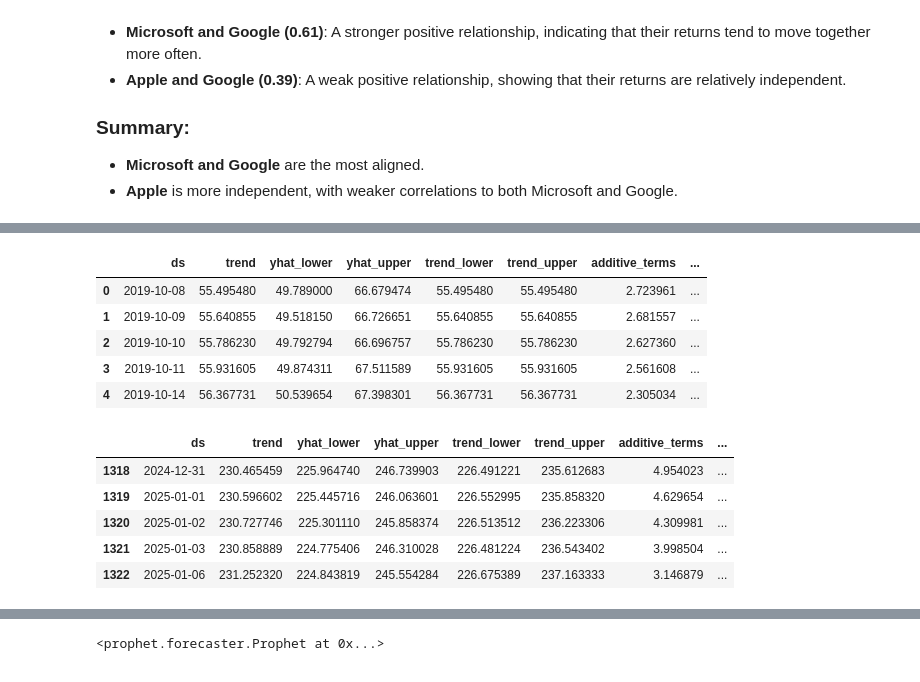
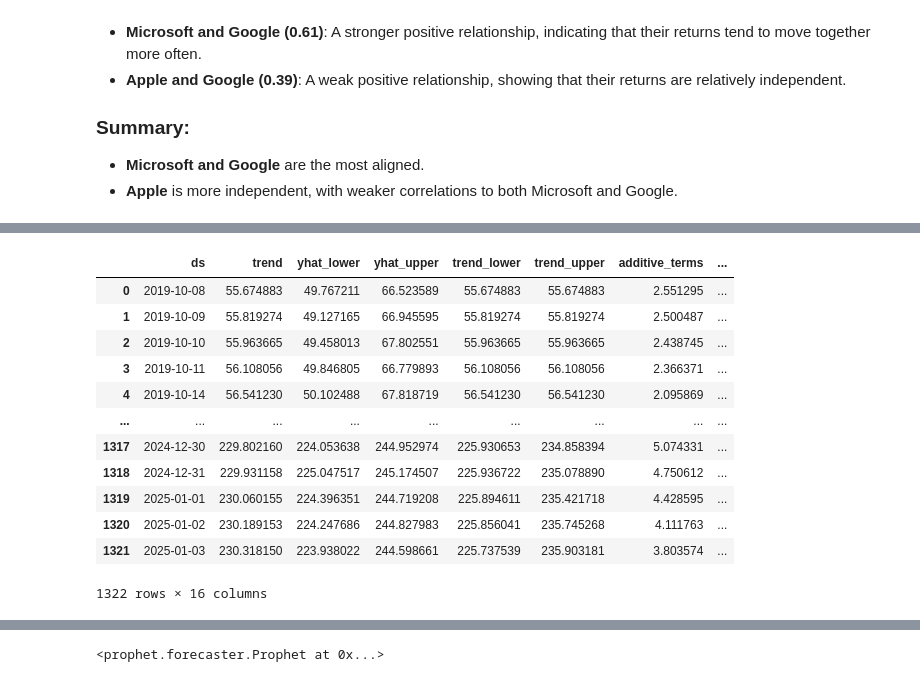
Before and after one commit to Pete1001/Tech_stock_analysis, a Jupyter notebook: Tech_stock_analysis.ipynb, the cells around one changed output, grey strips where cells are left out. Cells and saved outputs as stored; diff of their text form; code cells hidden in the pictures.

Commit message:
Ethan updates - aapl & msft calcs

```diff
--- a/Tech_stock_analysis.ipynb
+++ b/Tech_stock_analysis.ipynb
@@ -451,11 +452,11 @@ googl_close    0.611729    0.390037     1.000000
 # %%
 # Forecast/Predict stock trends of Apple (see pg 9 of powerpoint)
 
+# Make new dataframe with only relevant columns
+aapl_prophet = merged_df.drop(['msft_close', 'googl_close', 'comp_close', 'spx_close'], axis=1)
+
 # Make new dataframe with AAPL data and reset index
-aapl_prophet = aapl_df.reset_index()
-
-# Make new dataframe with only relevant columns
-aapl_prophet = aapl_prophet.drop(['Volume', 'Open', 'High', 'Low'], axis=1)
+aapl_prophet = aapl_prophet.reset_index()
 
 # Rename column names to match Prophet format
 aapl_prophet.columns = ["ds", "y"]
@@ -463,9 +464,7 @@ aapl_prophet.columns = ["ds", "y"]
 # Drop any rows without data
 aapl_prophet = aapl_prophet.dropna()
 
-# Remove '$' from 'y' column and convert to floating point, preview first and last 5 rows
-aapl_prophet['y'] = aapl_prophet['y'].str.replace('$','',regex=False).astype('float')
-display(aapl_prophet.head())
-display(aapl_prophet.tail())
+#Preview first and last rows
+display(aapl_prophet)
 # %% [output]
 |  | ds | y |
@@ -520,21 +510,20 @@ display(future_aapl_trends.tail(10))
 # %%
-# Make predictions in future dataframe, preview first and last 5 rows
-
+# Make predictions in future dataframe, preview first and last rows
 forecast_aapl_trends = aapl_trends.predict(future_aapl_trends)
-display(forecast_aapl_trends.head())
-display(forecast_aapl_trends.tail())
+display(forecast_aapl_trends)
 # %% [output]
 |  | ds | trend | yhat_lower | yhat_upper | trend_lower | trend_upper | additive_terms | ... |
-| 0 | 2019-10-08 | 55.495480 | 49.789000 | 66.679474 | 55.495480 | 55.495480 | 2.723961 | ... |
-| 1 | 2019-10-09 | 55.640855 | 49.518150 | 66.726651 | 55.640855 | 55.640855 | 2.681557 | ... |
-| 2 | 2019-10-10 | 55.786230 | 49.792794 | 66.696757 | 55.786230 | 55.786230 | 2.627360 | ... |
-| 3 | 2019-10-11 | 55.931605 | 49.874311 | 67.511589 | 55.931605 | 55.931605 | 2.561608 | ... |
-| 4 | 2019-10-14 | 56.367731 | 50.539654 | 67.398301 | 56.367731 | 56.367731 | 2.305034 | ... |
+| 0 | 2019-10-08 | 55.674883 | 49.767211 | 66.523589 | 55.674883 | 55.674883 | 2.551295 | ... |
+| 1 | 2019-10-09 | 55.819274 | 49.127165 | 66.945595 | 55.819274 | 55.819274 | 2.500487 | ... |
+| 2 | 2019-10-10 | 55.963665 | 49.458013 | 67.802551 | 55.963665 | 55.963665 | 2.438745 | ... |
+| 3 | 2019-10-11 | 56.108056 | 49.846805 | 66.779893 | 56.108056 | 56.108056 | 2.366371 | ... |
+| 4 | 2019-10-14 | 56.541230 | 50.102488 | 67.818719 | 56.541230 | 56.541230 | 2.095869 | ... |
+| ... | ... | ... | ... | ... | ... | ... | ... | ... |
+| 1317 | 2024-12-30 | 229.802160 | 224.053638 | 244.952974 | 225.930653 | 234.858394 | 5.074331 | ... |
+| 1318 | 2024-12-31 | 229.931158 | 225.047517 | 245.174507 | 225.936722 | 235.078890 | 4.750612 | ... |
+| 1319 | 2025-01-01 | 230.060155 | 224.396351 | 244.719208 | 225.894611 | 235.421718 | 4.428595 | ... |
+| 1320 | 2025-01-02 | 230.189153 | 224.247686 | 244.827983 | 225.856041 | 235.745268 | 4.111763 | ... |
+| 1321 | 2025-01-03 | 230.318150 | 223.938022 | 244.598661 | 225.737539 | 235.903181 | 3.803574 | ... |
-|  | ds | trend | yhat_lower | yhat_upper | trend_lower | trend_upper | additive_terms | ... |
-| 1318 | 2024-12-31 | 230.465459 | 225.964740 | 246.739903 | 226.491221 | 235.612683 | 4.954023 | ... |
-| 1319 | 2025-01-01 | 230.596602 | 225.445716 | 246.063601 | 226.552995 | 235.858320 | 4.629654 | ... |
-| 1320 | 2025-01-02 | 230.727746 | 225.301110 | 245.858374 | 226.513512 | 236.223306 | 4.309981 | ... |
-| 1321 | 2025-01-03 | 230.858889 | 224.775406 | 246.310028 | 226.481224 | 236.543402 | 3.998504 | ... |
-| 1322 | 2025-01-06 | 231.252320 | 224.843819 | 245.554284 | 226.675389 | 237.163333 | 3.146879 | ... |
+1322 rows × 16 columns
 # %%
 # Graph the prophet predictions
```
Also changed, not shown: parts of 38 cells of this notebook, 13 other files.
